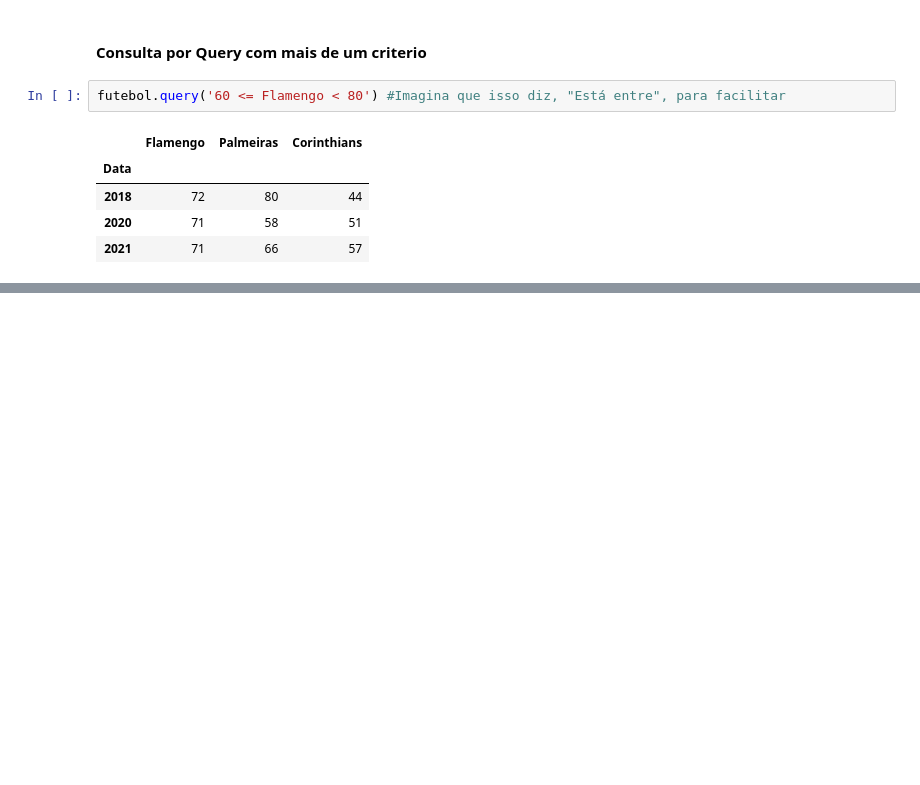
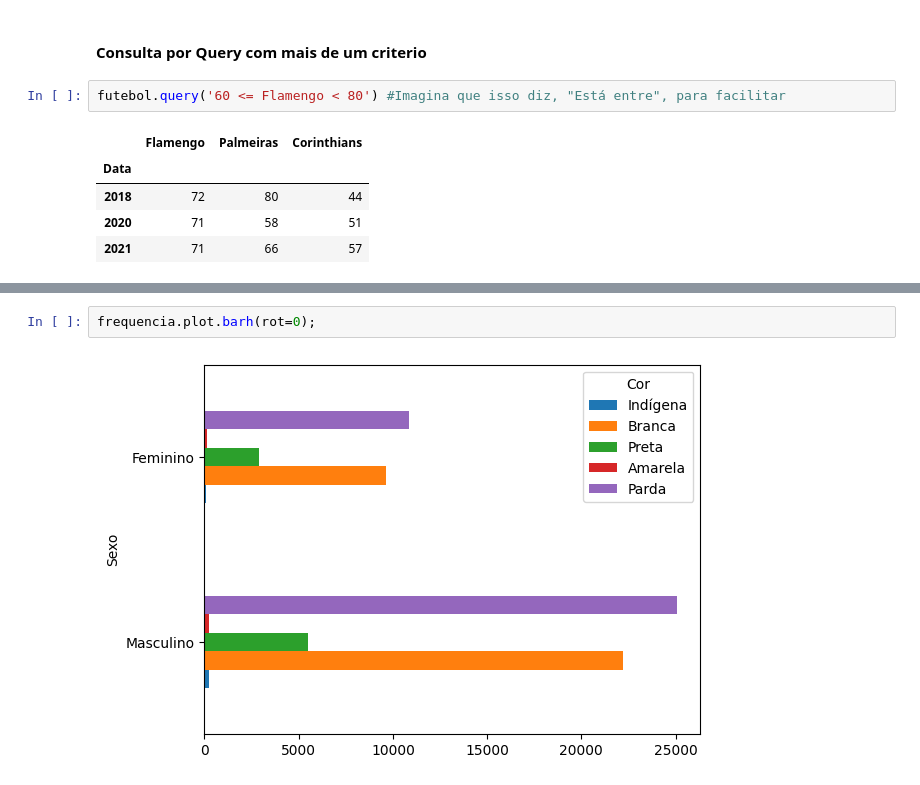
Before and after one commit to NewKanvas/NoteBooks, a Jupyter notebook: Python/DataScience/Pandas.ipynb, the cells around one changed output, grey strips where cells are left out. Drawn from its saved outputs; the diff is of its cells as text; blank space fills up the shorter version.

```diff
--- a/Python/DataScience/Pandas.ipynb
+++ b/Python/DataScience/Pandas.ipynb
@@ -558,0 +1057,4 @@ futebol.query('60 <= Flamengo < 80') #Imagina que isso diz, "Está entre", para
+# %%
+frequencia.plot.barh(rot=0);
+# %% [output]
+[figure, added]
```
Also changed, not shown: parts of 116 cells of this notebook, 3 other files.
